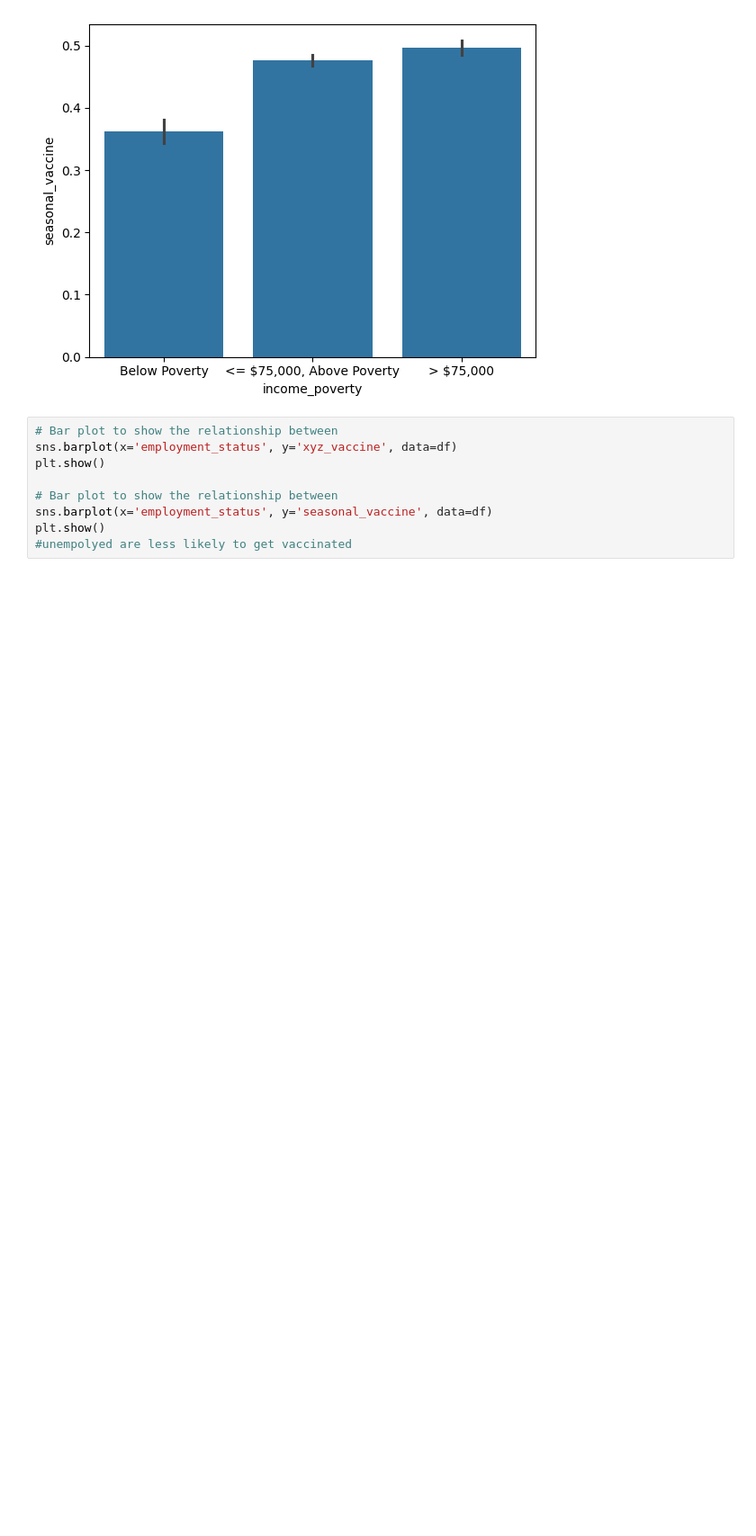
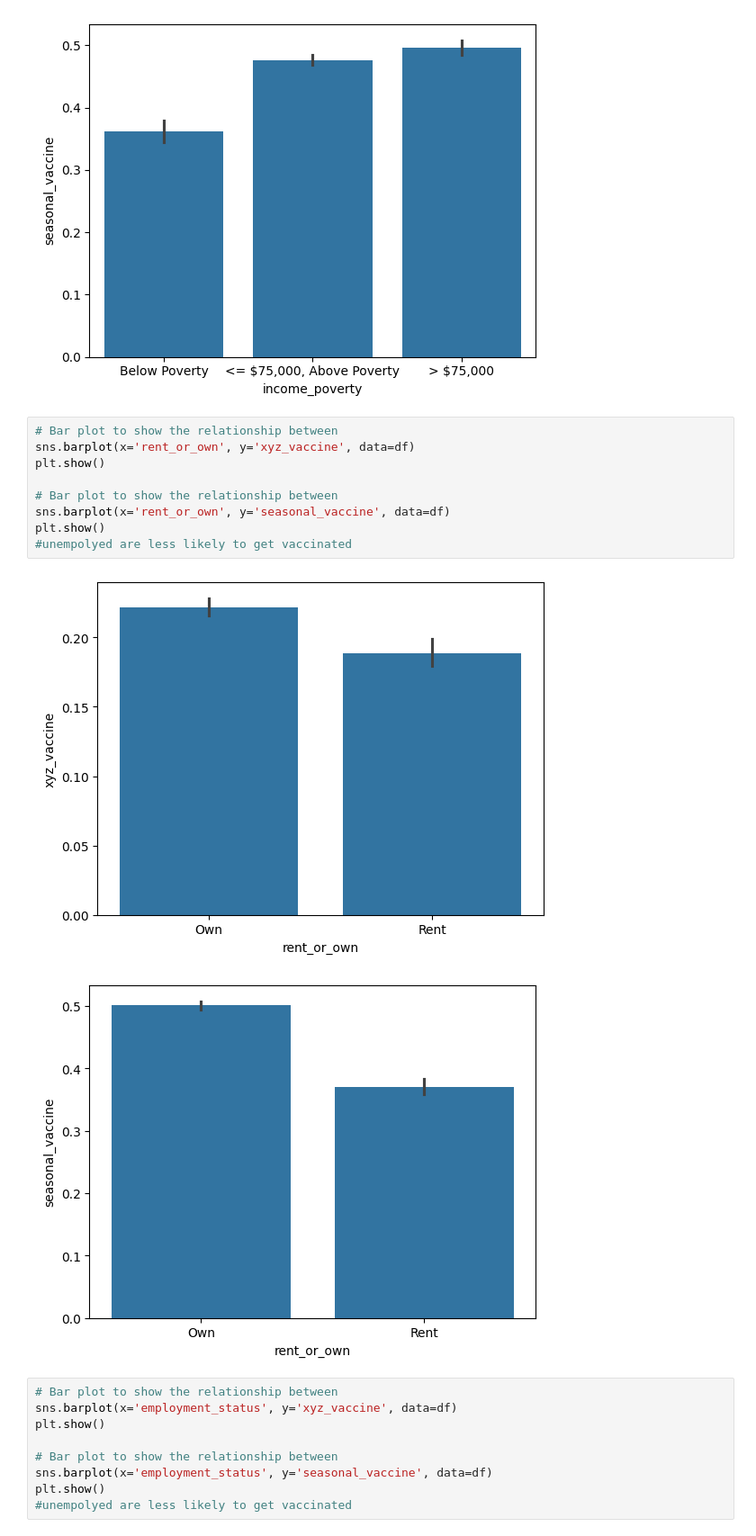
Before and after one commit to decalcomania22/AbhilashaSupriya_Datahack, a Jupyter notebook: Hackathon_Week3.ipynb, the cells around one changed output. Shown at 90% size. Saved outputs shown, nothing was run; the diff lists cells and outputs as text; blank space fills up the shorter version.

```diff
--- a/Hackathon_Week3.ipynb
+++ b/Hackathon_Week3.ipynb
@@ -133,6 +132,18 @@ plt.show()
 # %% [output]
 [figure]
 [figure]
+# %%
+# Bar plot to show the relationship between
+sns.barplot(x='rent_or_own', y='xyz_vaccine', data=df)
+plt.show()
+
+# Bar plot to show the relationship between
+sns.barplot(x='rent_or_own', y='seasonal_vaccine', data=df)
+plt.show()
+#unempolyed are less likely to get vaccinated
+# %% [output]
+[figure, added]
+[figure, added]
 # %%
 # Bar plot to show the relationship between
 sns.barplot(x='employment_status', y='xyz_vaccine', data=df)
```
Also changed, not shown: parts of 14 cells of this notebook, 1 other file.
